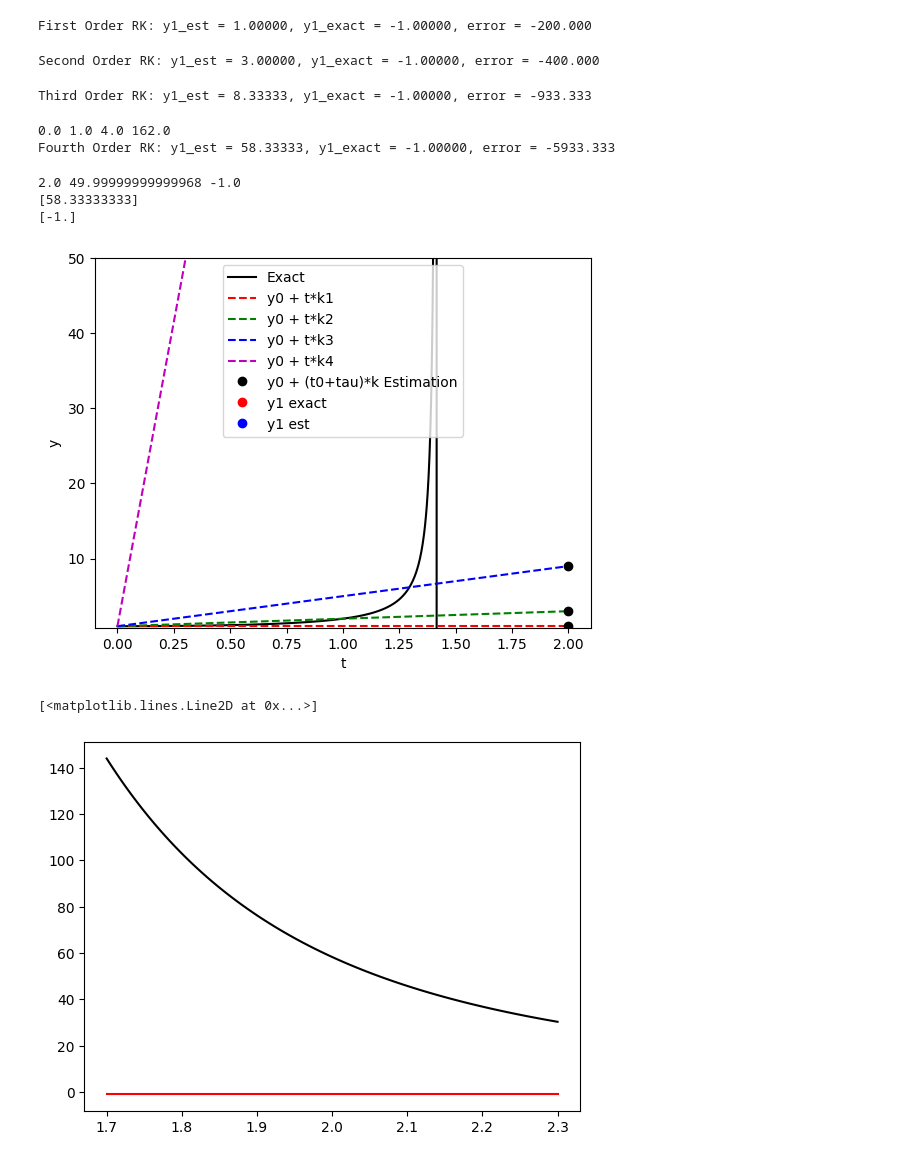
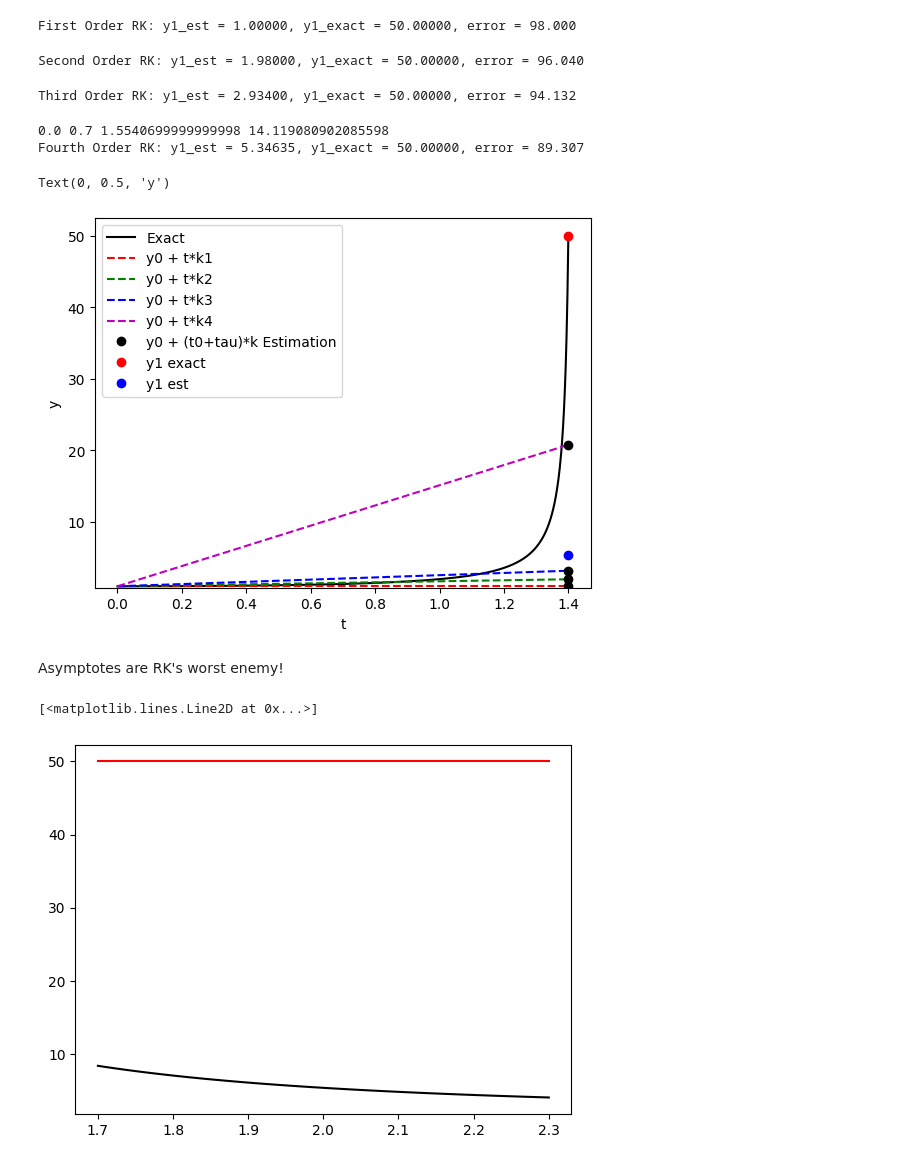
Before and after one commit to onealbr/phys441, a Jupyter notebook: Assignments/HW3/graph_runge_kutta_example_hw3.ipynb, the cells around one changed output. Cells and saved outputs as stored; diff of their text form; code cells hidden in the pictures.

```diff
--- a/Assignments/HW3/graph_runge_kutta_example_hw3.ipynb
+++ b/Assignments/HW3/graph_runge_kutta_example_hw3.ipynb
@@ -11,14 +11,14 @@ def y(t):
 t0 = 0.0
 y0 = y(t0)
 
-tau = 2.0
+tau = 1.4
 # %%
 # First Order RK
 
 y1 = y0 + tau*f(y0,t0)
 print(f"First Order RK: y1_est = %.5f, y1_exact = %.5f, error = %.3f" % (y1,y(t0+tau), np.abs(y1-y(t0+tau))*100/y(t0+tau)))
 # %% [output]
-First Order RK: y1_est = 1.00000, y1_exact = -1.00000, error = -200.000
+First Order RK: y1_est = 1.00000, y1_exact = 50.00000, error = 98.000
 # %%
 # Second Order RK
 
@@ -28,7 +28,7 @@ k2 = f(y0+tau*k1,t0+tau)
 y1 = y0 + tau*(k1+k2)/2.0
 print(f"Second Order RK: y1_est = %.5f, y1_exact = %.5f, error = %.3f" % (y1,y(t0+tau), np.abs(y1-y(t0+tau))*100/y(t0+tau)))
 # %% [output]
-Second Order RK: y1_est = 3.00000, y1_exact = -1.00000, error = -400.000
+Second Order RK: y1_est = 1.98000, y1_exact = 50.00000, error = 96.040
 # %%
 # Third Order RK
 
@@ -39,7 +39,7 @@ k3 = f(y0+tau*k2,t0+tau)
 y1 = y0 + tau*(k1+4*k2+k3)/6.0
 print(f"Third Order RK: y1_est = %.5f, y1_exact = %.5f, error = %.3f" % (y1,y(t0+tau), np.abs(y1-y(t0+tau))*100/y(t0+tau)))
 # %% [output]
-Third Order RK: y1_est = 8.33333, y1_exact = -1.00000, error = -933.333
+Third Order RK: y1_est = 2.93400, y1_exact = 50.00000, error = 94.132
 # %%
 # Fourth Order RK
 
@@ -54,10 +54,10 @@ y1 = y0 + tau*(k1+2*k2+2*k3+k4)/6.0
 
 print(f"Fourth Order RK: y1_est = %.5f, y1_exact = %.5f, error = %.3f" % (y1,y(t0+tau), np.abs(y1-y(t0+tau))*100/y(t0+tau)))
 # %% [output]
-0.0 1.0 4.0 162.0
-Fourth Order RK: y1_est = 58.33333, y1_exact = -1.00000, error = -5933.333
+0.0 0.7 1.5540699999999998 14.119080902085598
+Fourth Order RK: y1_est = 5.34635, y1_exact = 50.00000, error = 89.307
 # %%
-time = np.linspace(t0,t0+tau,1001)
+time = np.linspace(t0,t0+tau,1000)
 y_exact = y(time)
 
 yk1 = y0 + time*k1
@@ -65,42 +65,38 @@ yk2 = y0 + time*k2
 yk3 = y0 + time*k3
 yk4 = y0 + time*k4
 
 yk1pt = y0 + tau*k1
 yk2pt = y0 + tau*k2
 yk3pt = y0 + tau*k3
 yk4pt = y0 + tau*k4
 tau_array = np.array([t0+tau,t0+tau,t0+tau,t0+tau])
 ypt_array = np.array([yk1pt,yk2pt,yk3pt,yk4pt])
 
 tau_exact_pt = np.array([t0+tau])
 y_exact_pt = np.array([y(t0+tau)])
 
 tau_est_pt = np.array([t0+tau])
 y_est_pt = np.array([y1])
 
 
 plt.plot(time,y_exact,'k-',label='Exact')
 plt.plot(time,yk1,'r--',label='y0 + t*k1')
 plt.plot(time,yk2,'g--',label='y0 + t*k2')
 plt.plot(time,yk3,'b--',label='y0 + t*k3')
 plt.plot(time,yk4,'m--',label='y0 + t*k4')
 plt.plot(tau_array,ypt_array,'ko',label='y0 + (t0+tau)*k Estimation')
 plt.plot(tau_exact_pt,y_exact_pt,'ro',label='y1 exact')
 plt.plot(tau_est_pt,y_est_pt,'bo',label='y1 est')
-plt.ylim(0.8, 50)
+plt.ylim(0.8)
 
 plt.legend()
 plt.xlabel('t')
 plt.ylabel('y')
-
-print(y(1.0), y(1.4), y(2))
-print(y_est_pt)
-print(y_exact_pt)
 # %% [output]
-2.0 49.99999999999968 -1.0
-[58.33333333]
-[-1.]
+Text(0, 0.5, 'y')
-[figure, old version]
+[figure, new version]
+# %% [markdown]
+Asymptotes are RK's worst enemy!
 # %%
 # Adaptive Step Size Fourth Order RK
 divisor = np.linspace(1.7,2.3,100)
@@ -119,7 +115,7 @@ plt.plot(divisor,y_expected,'r-')
 #print(f"Fourth Order RK: y1_est = %.5f, y1_exact = %.5f, error = %.3f" % (y1,y(tau), np.abs(y1-y(tau))*100/y(tau)))
 # %% [output]
 [<matplotlib.lines.Line2D at 0x...>]
-[figure, old version]
+[figure, new version]
 # %%
 percent_error = np.abs(y1-y(t0+tau))*100/y(t0+tau)
 plt.plot(divisor,percent_error,'k-')
```
Also changed, not shown: parts of 1 cell of this notebook, 1 other file.
